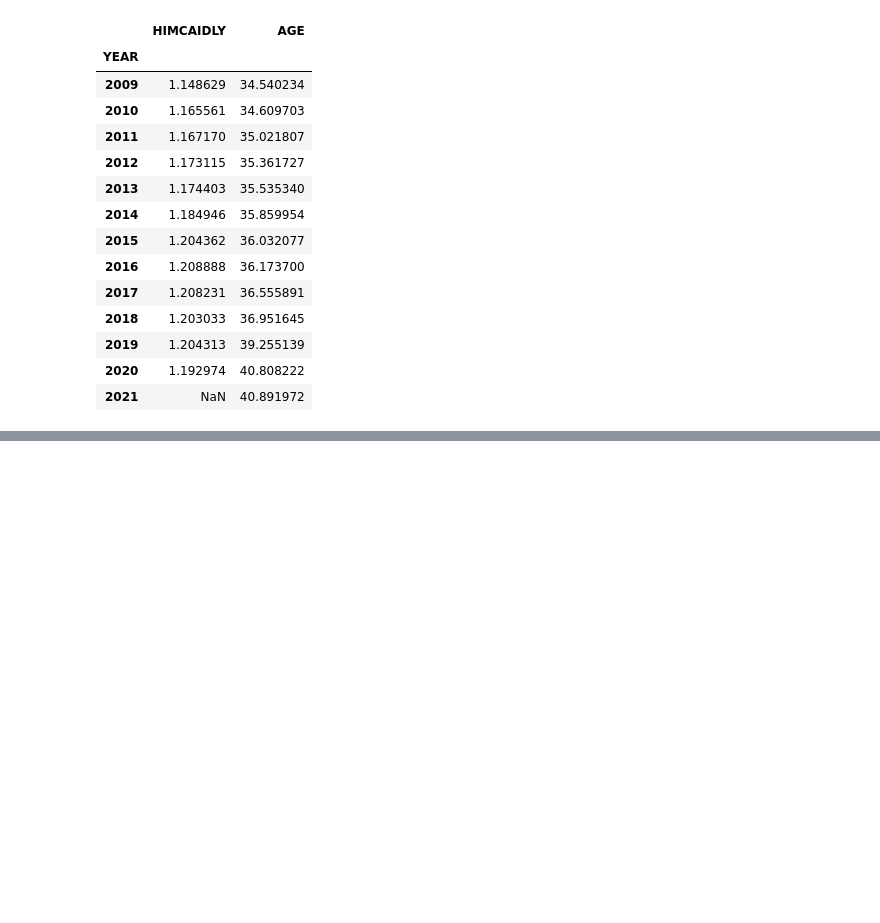
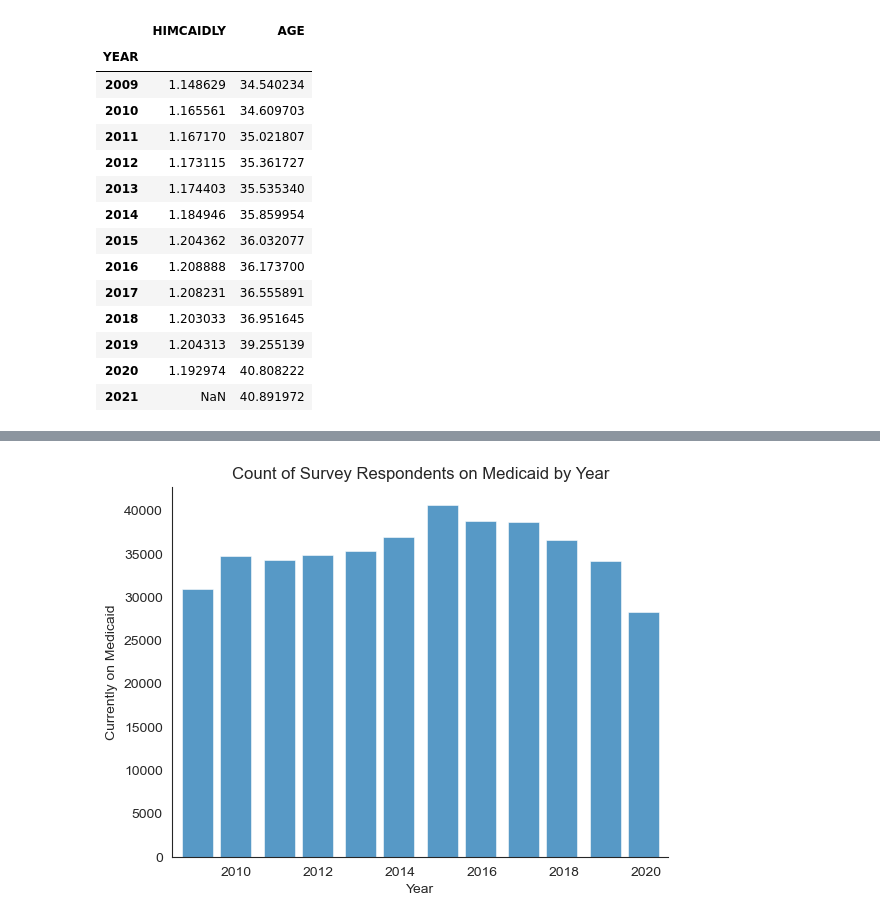
Before and after one commit to mspp-data-studio-2021/Ariel_Medex, a Jupyter notebook: Notebook for 6-28 Class.ipynb, the cells around one changed output, grey strips where cells are left out. Cells and saved outputs as stored; diff of their text form; code cells hidden in the pictures; blank space fills up the shorter version.

```diff
--- a/Notebook for 6-28 Class.ipynb
+++ b/Notebook for 6-28 Class.ipynb
@@ -3,3 +4,14 @@ import pandas as pd
+# %%
+def change_width(ax, new_value) :
+    for patch in ax.patches :
+        current_width = patch.get_width()
+        diff = current_width - new_value
+
+        # we change the bar width
+        patch.set_width(new_value)
+
+        # we recenter the bar
+        patch.set_x(patch.get_x() + diff * .5)
 # %%
 df = pd.read_csv('/Users/Ariel/Desktop/cps_00001.csv')
 # %%
@@ -95,0 +126,2 @@ MCAID_df.groupby('YEAR').mean('AGE')
+# %%
+MY = MC_df[['YEAR', 'HIMCAIDLY']]
@@ -95,0 +144,11 @@ MCAID_df.groupby('YEAR').mean('AGE')
+# %%
+sns.set_style('white')
+fig, ax = plt.subplots()
+sns.histplot(data=MY, x='YEAR')
+change_width(ax, .75)
+plt.ylabel('Currently on Medicaid')
+plt.xlabel('Year')
+plt.title('Count of Survey Respondents on Medicaid by Year')
+sns.despine()
+# %% [output]
+[figure, added]
```
Also changed, not shown: parts of 14 cells of this notebook, 1 other file.
